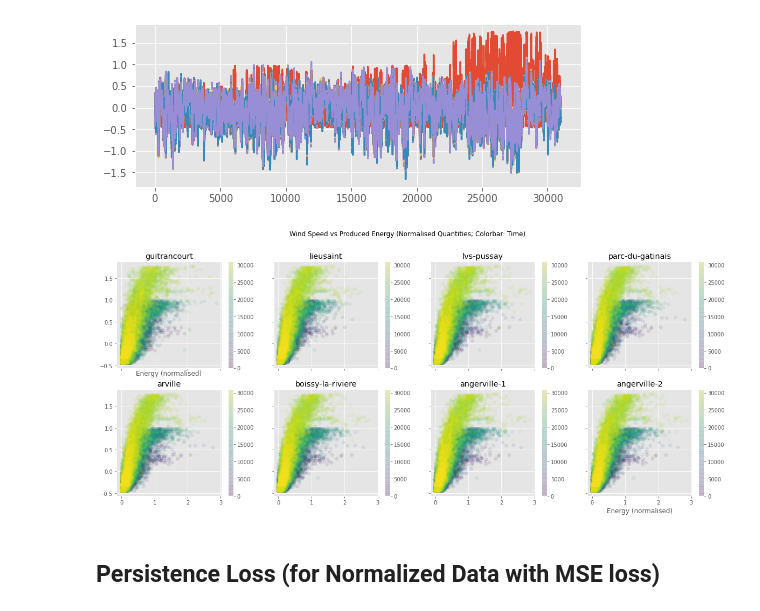
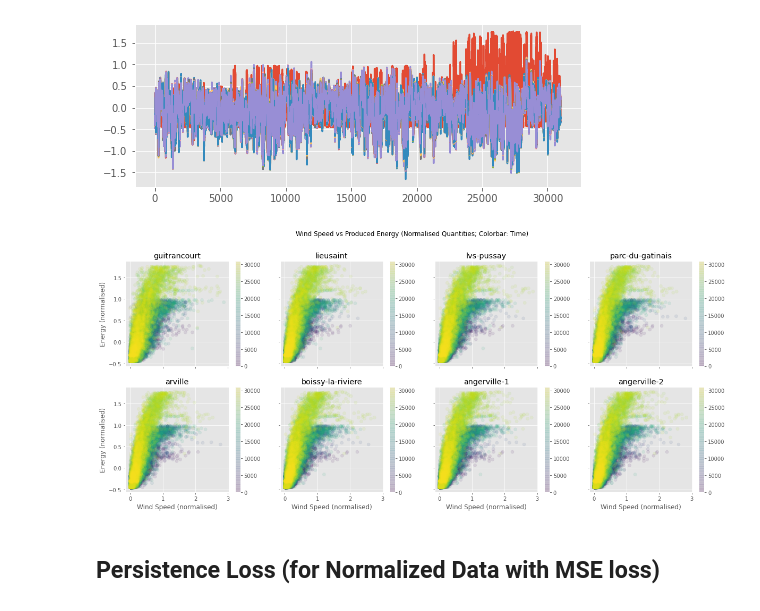
Before and after one commit to mshagirov/datathon2020, a Jupyter notebook: P003/0_normalize_linearinterp_avgmodels.ipynb, the cells around one changed output. Cells and saved outputs as stored; diff of their text form; code cells hidden in the pictures.

```diff
--- a/P003/0_normalize_linearinterp_avgmodels.ipynb
+++ b/P003/0_normalize_linearinterp_avgmodels.ipynb
@@ -219,17 +231,19 @@ median:[-0.1875     -0.10899975 -0.00822052 -0.07163465 -0.02783832 -0.0986107
 # %%
 fig,axs= plt.subplots(nrows=2,ncols=4,figsize=[20,8],sharex=True,sharey=True)
 
 for l,(k,ax) in enumerate(zip(range(1,data_norm.shape[1],2),axs.ravel())):
     scplt=ax.scatter(data_norm[:,k]**2+data_norm[:,k+1]**2,data_norm[:,0],c=np.arange(data_norm.shape[0]),alpha=.1)
     fig.colorbar(scplt,ax=ax)
     ax.set_title(f"{datautils.locations[l]}")
-    if l==0:
-        ax.set_xlabel('Energy (normalised)')
-ax.set_xlabel('Energy (normalised)')
+    if l%4==0:
+        ax.set_ylabel('Energy (normalised)')
+    if l>3:
+        ax.set_xlabel('Wind Speed (normalised)')
+
 plt.suptitle('Wind Speed vs Produced Energy (Normalised Quantities; Colorbar: Time)');
 plt.show()
 # %% [output]
-[figure, old version]
+[figure, new version]
 # %% [markdown]
 ## Persistence Loss (for Normalized Data with MSE loss)
 # %% [markdown]
```
Also changed, not shown: parts of 2 cells of this notebook, 3 other files.
